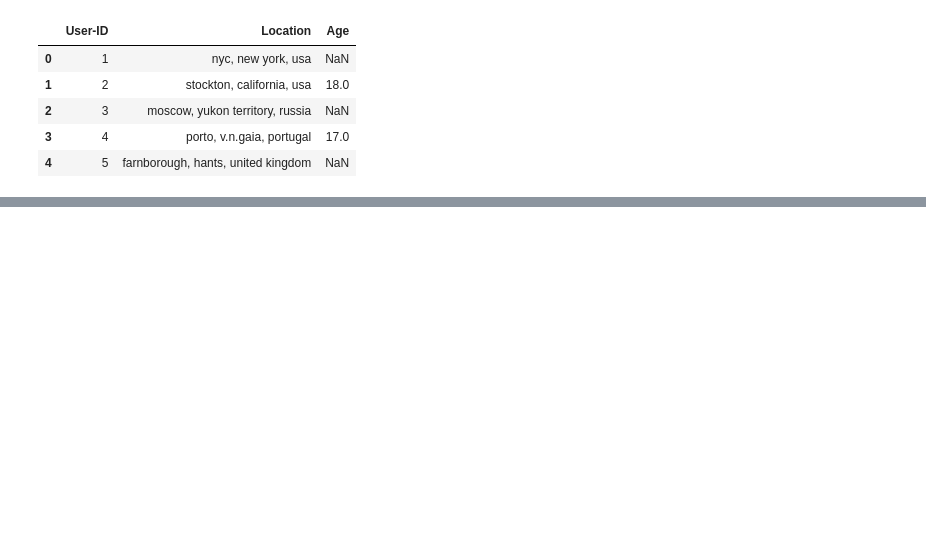
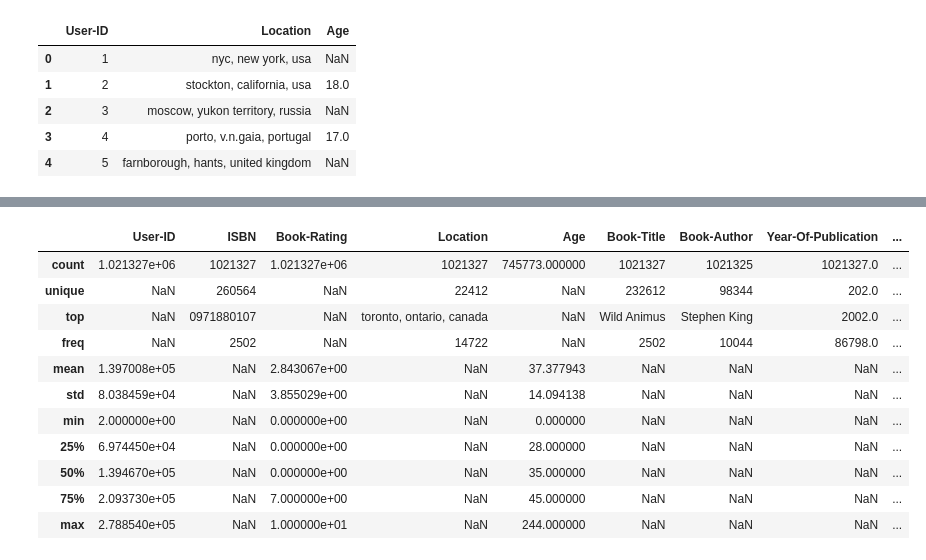
Before and after one commit to MMMarinov/ProjectPortfolio, a Jupyter notebook: 1. Data Science/2. KNN - Book Recommender/KNN-Book Recommender.ipynb, the cells around one changed output, grey strips where cells are left out. Cells and saved outputs as stored; diff of their text form; code cells hidden in the pictures; blank space fills up the shorter version.

```diff
--- a/1. Data Science/2. KNN - Book Recommender/KNN-Book Recommender.ipynb
+++ b/1. Data Science/2. KNN - Book Recommender/KNN-Book Recommender.ipynb
@@ -58,3 +60,8 @@ book_user_df.head()
 | 2 | 3 | moscow, yukon territory, russia | NaN |
 | 3 | 4 | porto, v.n.gaia, portugal | 17.0 |
 | 4 | 5 | farnborough, hants, united kingdom | NaN |
+# %%
+book_merged_df = pd.merge(book_rating_df, book_user_df, on='User-ID', how='inner')
+book_merged_df = pd.merge(book_merged_df, book_df, on='ISBN', how='inner')
+
+book_merged_df.head()
@@ -60,0 +97,15 @@ book_user_df.head()
+# %%
+book_merged_df.describe(include='all')
+# %% [output]
+|  | User-ID | ISBN | Book-Rating | Location | Age | Book-Title | Book-Author | Year-Of-Publication | ... |
+| count | 1.021327e+06 | 1021327 | 1.021327e+06 | 1021327 | 745773.000000 | 1021327 | 1021325 | 1021327.0 | ... |
+| unique | NaN | 260564 | NaN | 22412 | NaN | 232612 | 98344 | 202.0 | ... |
+| top | NaN | 0971880107 | NaN | toronto, ontario, canada | NaN | Wild Animus | Stephen King | 2002.0 | ... |
+| freq | NaN | 2502 | NaN | 14722 | NaN | 2502 | 10044 | 86798.0 | ... |
+| mean | 1.397008e+05 | NaN | 2.843067e+00 | NaN | 37.377943 | NaN | NaN | NaN | ... |
+| std | 8.038459e+04 | NaN | 3.855029e+00 | NaN | 14.094138 | NaN | NaN | NaN | ... |
+| min | 2.000000e+00 | NaN | 0.000000e+00 | NaN | 0.000000 | NaN | NaN | NaN | ... |
+| 25% | 6.974450e+04 | NaN | 0.000000e+00 | NaN | 28.000000 | NaN | NaN | NaN | ... |
+| 50% | 1.394670e+05 | NaN | 0.000000e+00 | NaN | 35.000000 | NaN | NaN | NaN | ... |
+| 75% | 2.093730e+05 | NaN | 7.000000e+00 | NaN | 45.000000 | NaN | NaN | NaN | ... |
+| max | 2.788540e+05 | NaN | 1.000000e+01 | NaN | 244.000000 | NaN | NaN | NaN | ... |
```
Also changed, not shown: parts of 9 cells of this notebook.
